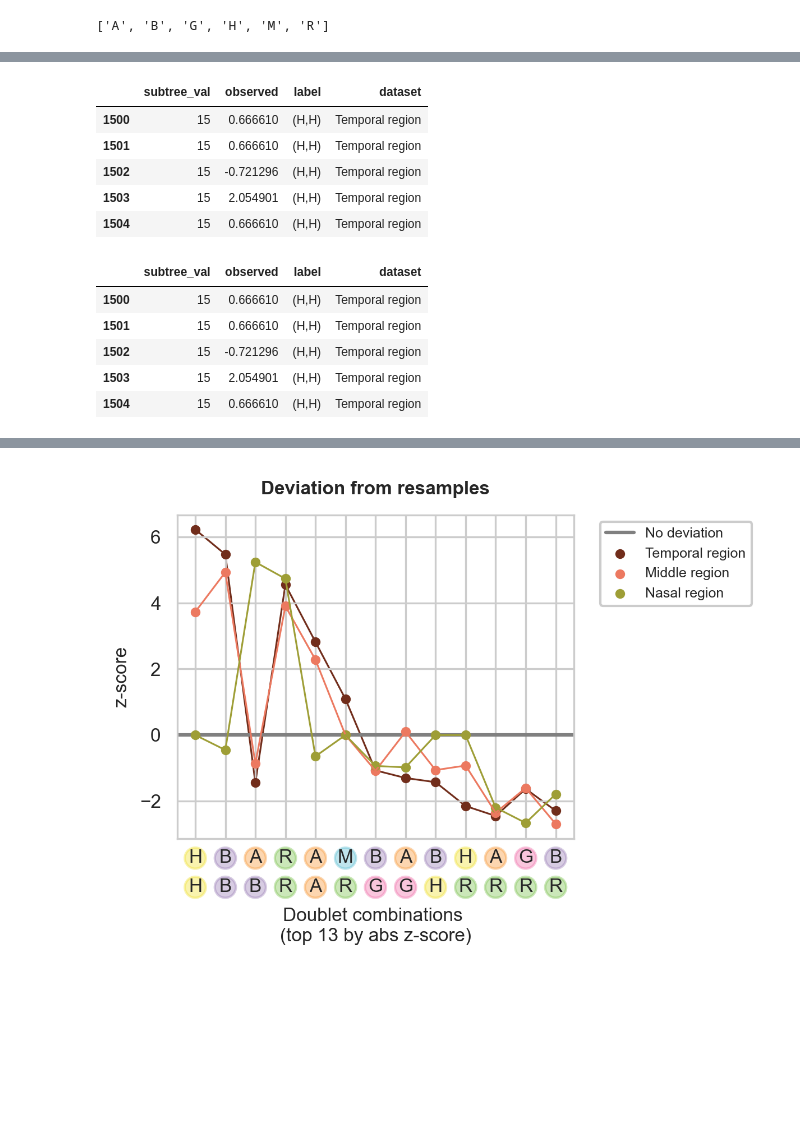
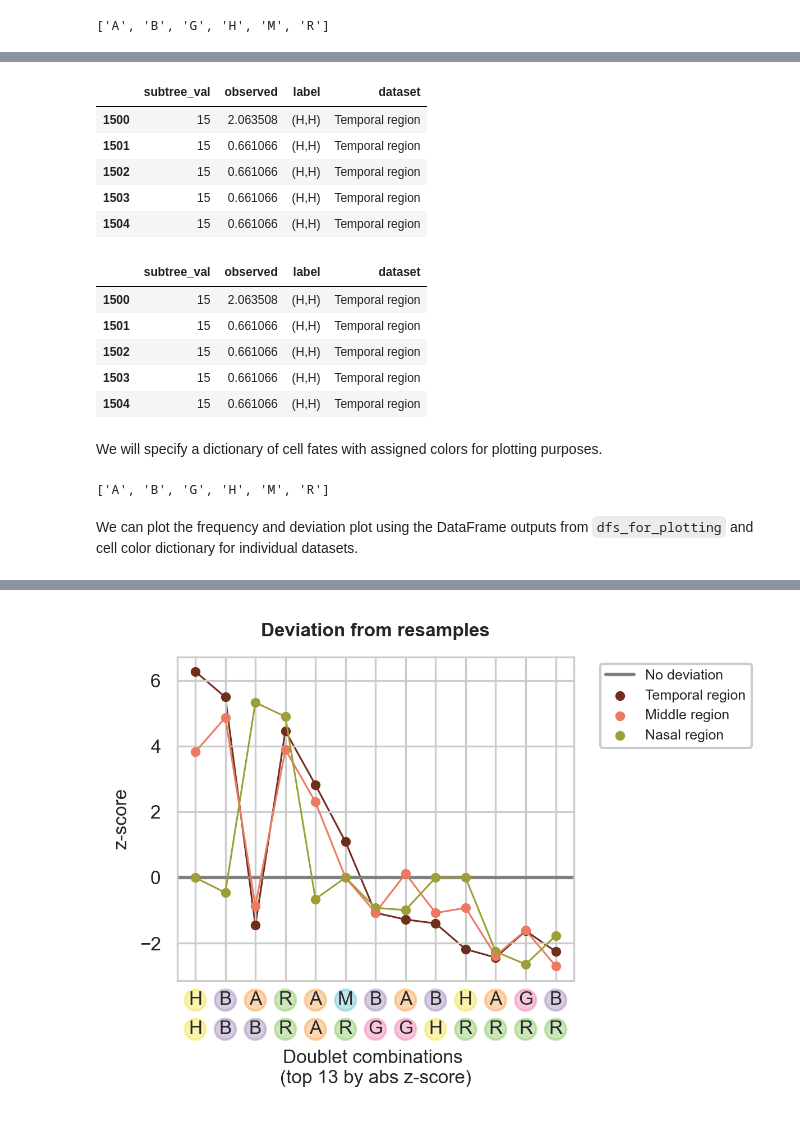
Before and after one commit to labowitz/linmo, a Jupyter notebook: docs/zebrafish_retina.ipynb, the cells around one changed output, grey strips where cells are left out. Drawn from its saved outputs; the diff is of its cells as text; code cells hidden in the pictures; blank space fills up the shorter version.

```diff
--- a/docs/zebrafish_retina.ipynb
+++ b/docs/zebrafish_retina.ipynb
@@ -121,19 +121,25 @@ df_melt_100resamples_subset_concat_concat.head()
 | 1504 | 15 | 1.0 | (H,H) | Temporal region |
 # %%
-df_zscores_i_concat_melt_subset_concat_concat.head()
+df_null_zscores_i_c_melt_subset_c_c.head()
 # %% [output]
 |  | subtree_val | observed | label | dataset |
-| 1500 | 15 | 0.666610 | (H,H) | Temporal region |
-| 1501 | 15 | 0.666610 | (H,H) | Temporal region |
-| 1502 | 15 | -0.721296 | (H,H) | Temporal region |
-| 1503 | 15 | 2.054901 | (H,H) | Temporal region |
-| 1504 | 15 | 0.666610 | (H,H) | Temporal region |
+| 1500 | 15 | 2.063508 | (H,H) | Temporal region |
+| 1501 | 15 | 0.661066 | (H,H) | Temporal region |
+| 1502 | 15 | 0.661066 | (H,H) | Temporal region |
+| 1503 | 15 | 0.661066 | (H,H) | Temporal region |
+| 1504 | 15 | 0.661066 | (H,H) | Temporal region |
 # %%
-df_zscores_i_concat_melt_100resamples_subset_concat_concat.head()
+df_null_zscores_i_c_melt_100resamples_subset_c_c.head()
 # %% [output]
 |  | subtree_val | observed | label | dataset |
-| 1500 | 15 | 0.666610 | (H,H) | Temporal region |
-| 1501 | 15 | 0.666610 | (H,H) | Temporal region |
-| 1502 | 15 | -0.721296 | (H,H) | Temporal region |
-| 1503 | 15 | 2.054901 | (H,H) | Temporal region |
-| 1504 | 15 | 0.666610 | (H,H) | Temporal region |
+| 1500 | 15 | 2.063508 | (H,H) | Temporal region |
+| 1501 | 15 | 0.661066 | (H,H) | Temporal region |
+| 1502 | 15 | 0.661066 | (H,H) | Temporal region |
+| 1503 | 15 | 0.661066 | (H,H) | Temporal region |
+| 1504 | 15 | 0.661066 | (H,H) | Temporal region |
+# %% [markdown]
+We will specify a dictionary of cell fates with assigned colors for plotting purposes.
+# %%
+cell_fates
+# %% [output]
+['A', 'B', 'G', 'H', 'M', 'R']
@@ -139,0 +154,2 @@ df_zscores_i_concat_melt_100resamples_subset_concat_concat.head()
+# %% [markdown]
+We can plot the frequency and deviation plot using the DataFrame outputs from `dfs_for_plotting` and cell color dictionary for individual datasets.
```
Also changed, not shown: parts of 24 cells of this notebook, 4 other files.
